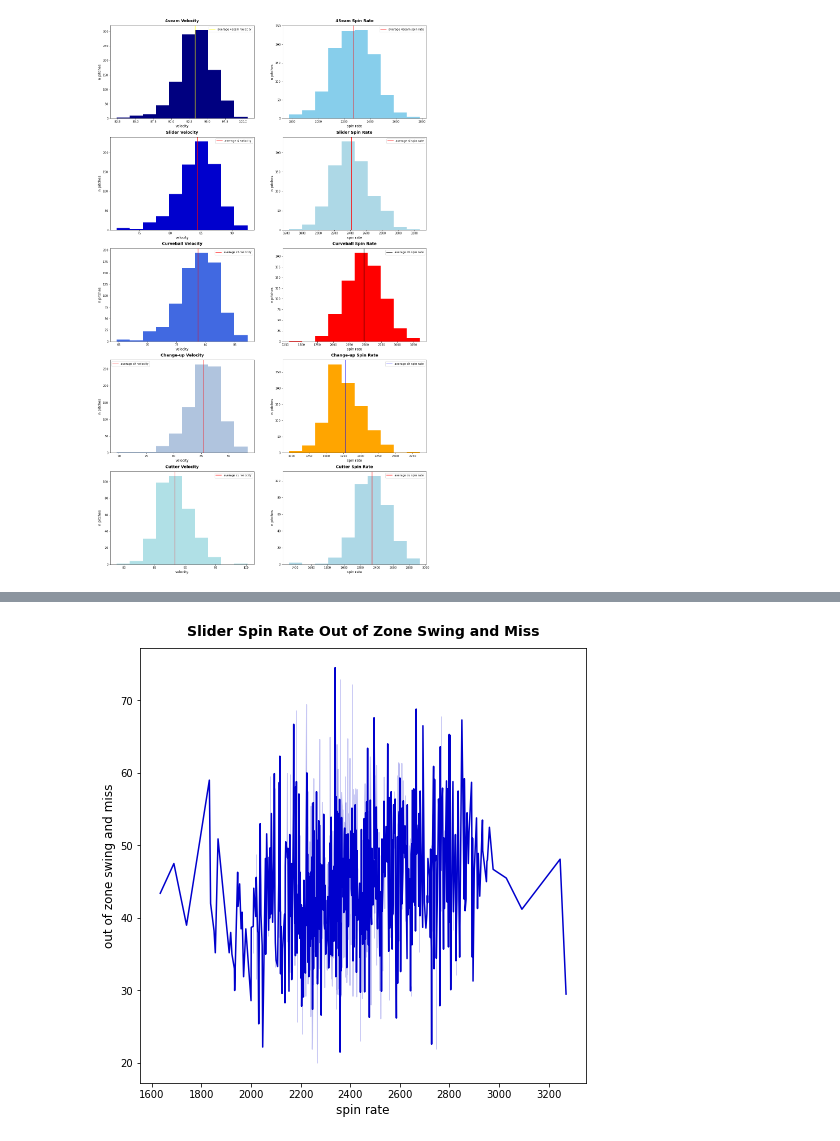
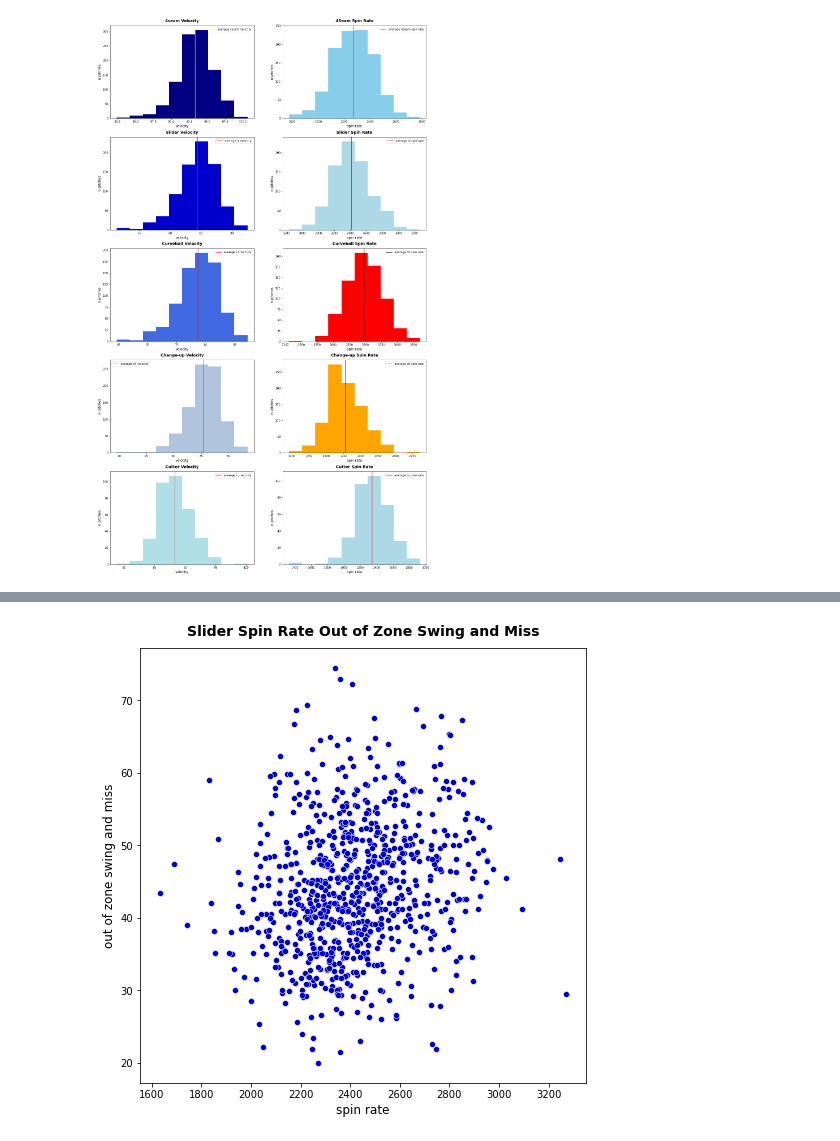
Before and after one commit to anthonyzurke/sabermetrics, a Jupyter notebook: code/pitch-data.ipynb, the cells around one changed output, grey strips where cells are left out. Cells and saved outputs as stored; diff of their text form; code cells hidden in the pictures.

```diff
--- a/code/pitch-data.ipynb
+++ b/code/pitch-data.ipynb
@@ -422,12 +432,12 @@ plt.title('4 Seam Spin Rate Out of Zone Swing and Miss', fontsize = 14, fontweig
 # %%
 plt.figure(figsize = (8, 8))
 
-sns.lineplot(x = data['sl_spinrate'],y = data['oz_swing_miss%'], color = 'mediumblue')
+sns.scatterplot(x = data['sl_spinrate'],y = data['oz_swing_miss%'], color = 'mediumblue')
 plt.xlabel('spin rate', fontsize = 12)
 plt.ylabel('out of zone swing and miss', fontsize = 12)
 plt.title('Slider Spin Rate Out of Zone Swing and Miss', fontsize = 14, fontweight = 'bold', pad = 12);
 # %% [output]
-[figure, old version]
+[figure, new version]
 # %%
 plt.figure(figsize = (8, 8))
 
```
Also changed, not shown: parts of 16 cells of this notebook, 4 other files.
